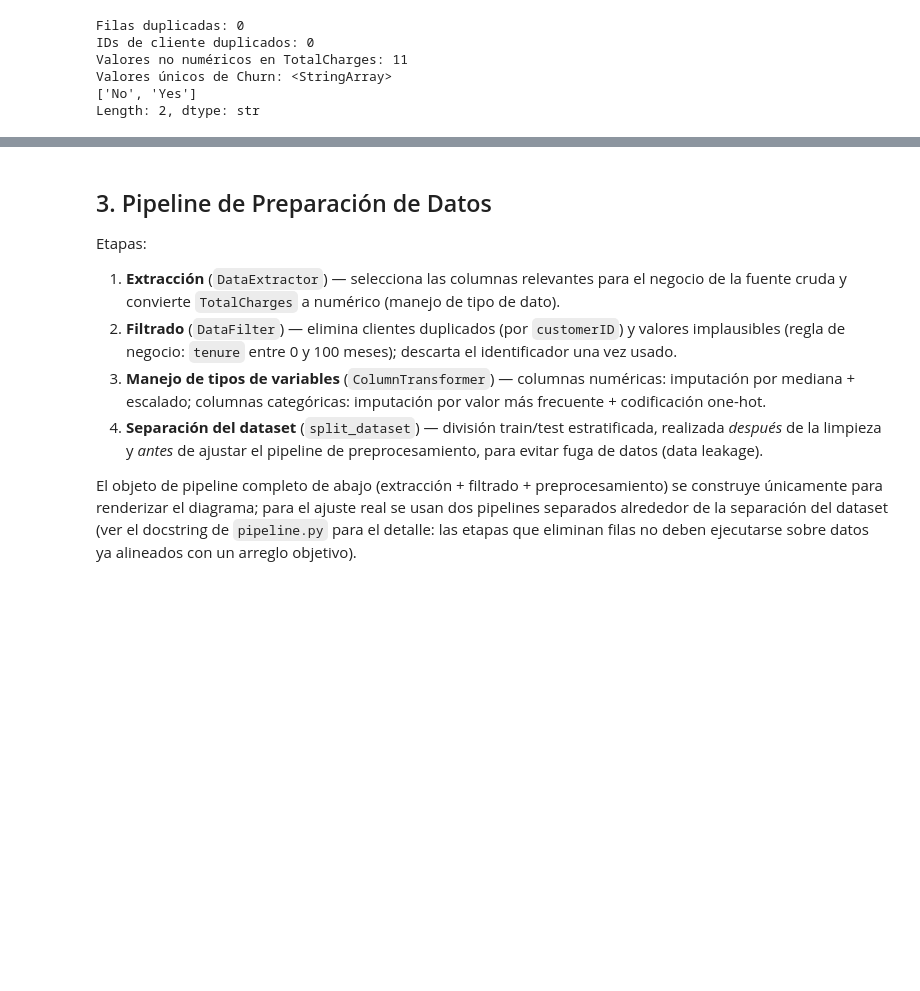
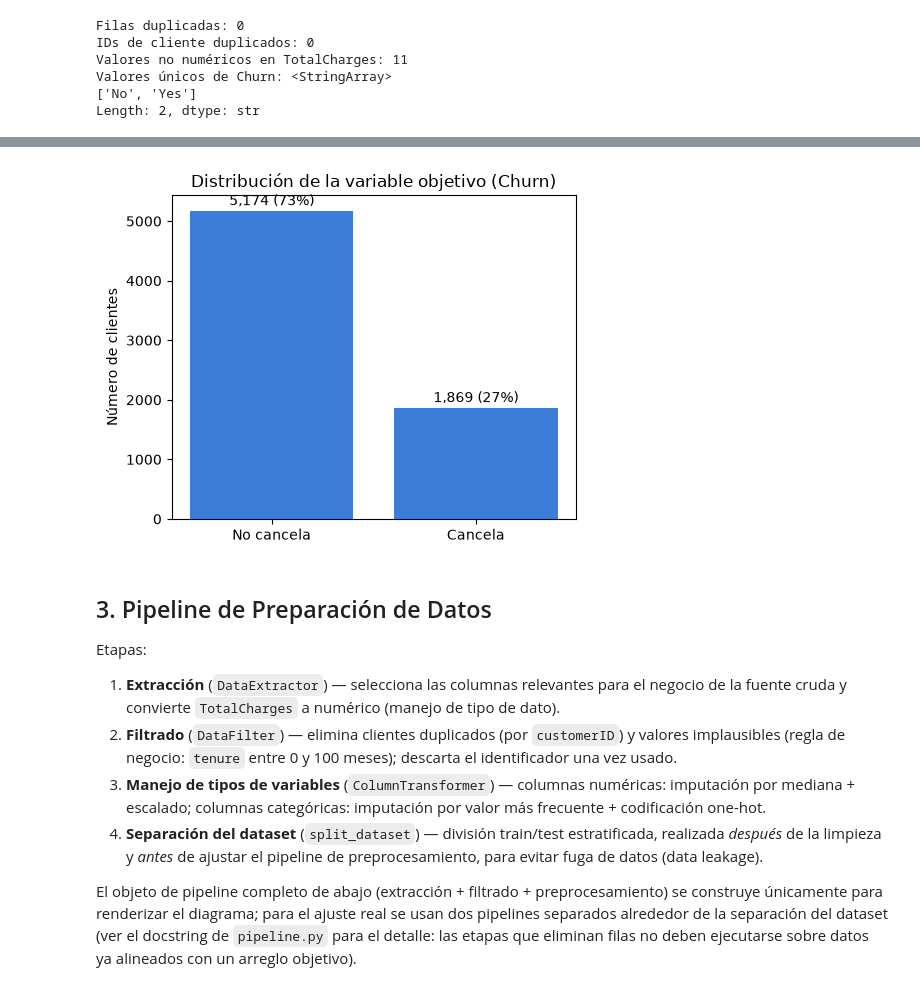
Before and after one commit to SergioAle210/ML-Engineering, a Jupyter notebook: Actividades/Actividad1/notebooks/pipeline_diagram.ipynb, the cells around one changed output, grey strips where cells are left out. Cells and saved outputs as stored; diff of their text form; code cells hidden in the pictures; blank space fills up the shorter version.

```diff
--- a/Actividades/Actividad1/notebooks/pipeline_diagram.ipynb
+++ b/Actividades/Actividad1/notebooks/pipeline_diagram.ipynb
@@ -57,3 +61,21 @@ Length: 2, dtype: str
+# %%
+import matplotlib.pyplot as plt
+
+churn_counts = raw_df["Churn"].value_counts().reindex(["No", "Yes"])
+churn_pct = churn_counts / churn_counts.sum() * 100
+
+fig, ax = plt.subplots(figsize=(5, 4))
+barras = ax.bar(["No cancela", "Cancela"], churn_counts, color="#3B7DD8")
+ax.set_ylabel("Número de clientes")
+ax.set_title("Distribución de la variable objetivo (Churn)")
+for barra, pct in zip(barras, churn_pct):
+    altura = barra.get_height()
+    ax.annotate(f"{altura:,.0f} ({pct:.0f}%)", (barra.get_x() + barra.get_width() / 2, altura),
+                textcoords="offset points", xytext=(0, 4), ha="center")
+plt.tight_layout()
+plt.show()
+# %% [output]
+[figure, added]
 # %% [markdown]
 ## 3. Pipeline de Preparación de Datos
 
```
Also changed, not shown: parts of 9 cells of this notebook, 9 other files.
